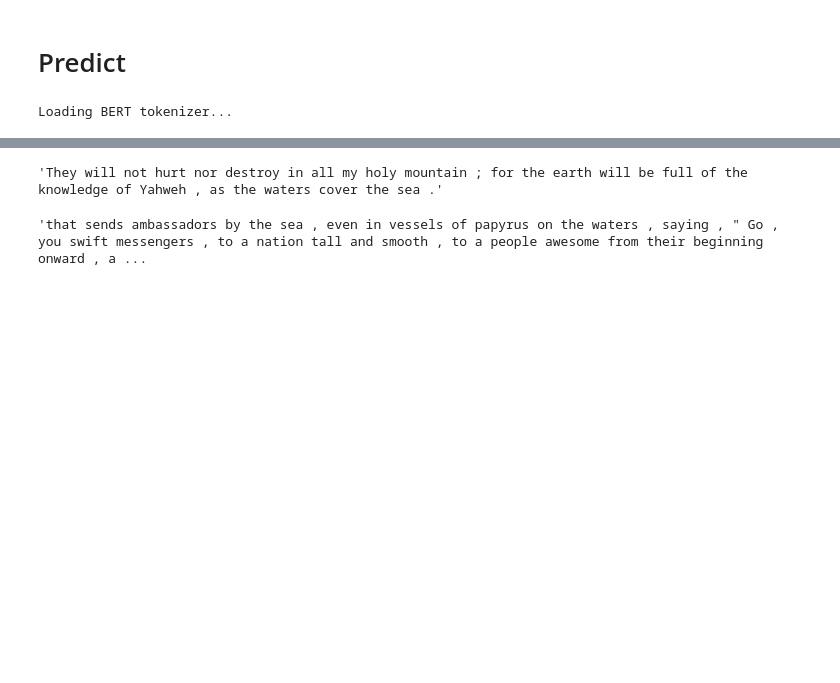
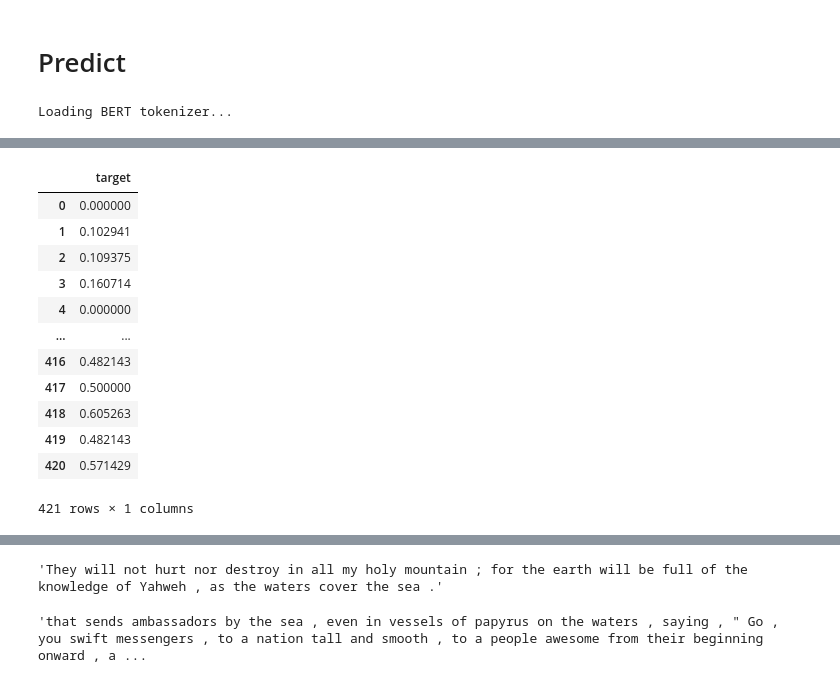
Before and after one commit to kdrivas/lexical_complexity, a Jupyter notebook: lab/9.bert-MTL-dis-pos-Copy1.ipynb, the cells around one changed output, grey strips where cells are left out. Saved outputs shown, nothing was run; the diff lists cells and outputs as text; code cells hidden in the pictures; blank space fills up the shorter version.

```diff
--- a/lab/9.bert-MTL-dis-pos-Copy1.ipynb
+++ b/lab/9.bert-MTL-dis-pos-Copy1.ipynb
@@ -912,0 +1454,32 @@ results_window[0]
+# %%
+from sklearn.linear_model import LinearRegression
+from sklearn.preprocessing import StandardScaler
+
+df_train = pd.DataFrame(train_extra)
+df_train['bert_1'] = results_window[0]['train'].preds
+df_train['bert_2'] = results_window[1]['train'].preds
+df_train['bert_3'] = results_window[2]['train'].preds
+df_train['target'] = data_labels
+
+df_val = pd.DataFrame(trial_extra)
+df_val['bert_1'] = results_window[0]['val'].preds
+df_val['bert_2'] = results_window[1]['val'].preds
+df_val['bert_3'] = results_window[2]['val'].preds
+df_val['target'] = trial_labels
+
+df_train = df_train.sample(frac=1, random_state=0)
+
+X_trn, y_trn = df_train.drop('target', axis=1), df_train[['target']]
+X_val, y_val = df_val.drop('target', axis=1), df_val[['target']]
+
+sc = StandardScaler()
+sc_X_trn = sc.fit_transform(X_trn)
+sc_X_val = sc.transform(X_val)
+
+clf = LinearRegression()
+clf.fit(sc_X_trn, y_trn)
+
+y_trn_pred_l = clf.predict(sc_X_trn)
+y_val_pred_l = clf.predict(sc_X_val)
+
+pearsonr(list(y_val.target.values), list(np.reshape(y_val_pred_l, (-1))))
@@ -912,0 +1508,16 @@ results_window[0]
+# %%
+y_val
+# %% [output]
+|  | target |
+| 0 | 0.000000 |
+| 1 | 0.102941 |
+| 2 | 0.109375 |
+| 3 | 0.160714 |
+| 4 | 0.000000 |
+| ... | ... |
+| 416 | 0.482143 |
+| 417 | 0.500000 |
+| 418 | 0.605263 |
+| 419 | 0.482143 |
+| 420 | 0.571429 |
+421 rows × 1 columns
```
Also changed, not shown: parts of 31 cells of this notebook.
